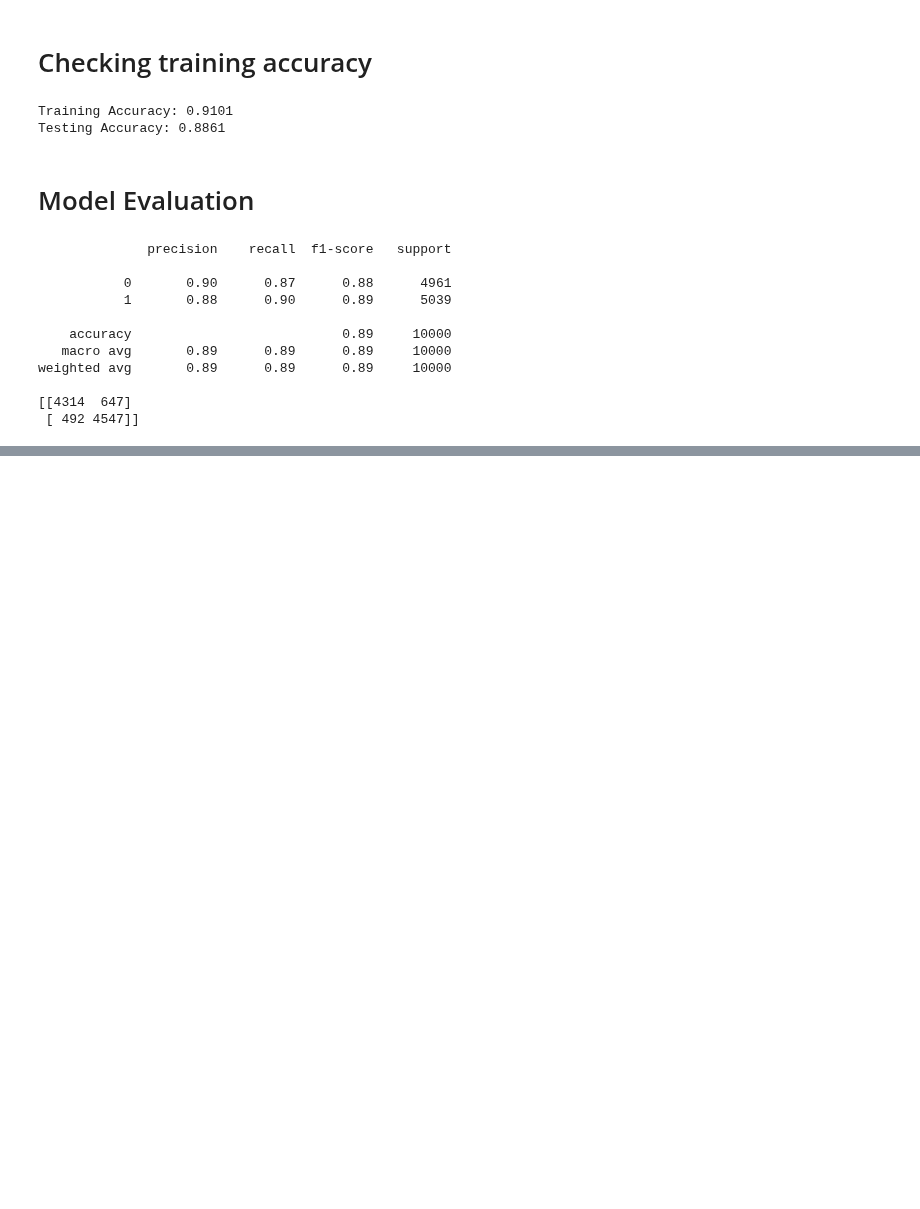
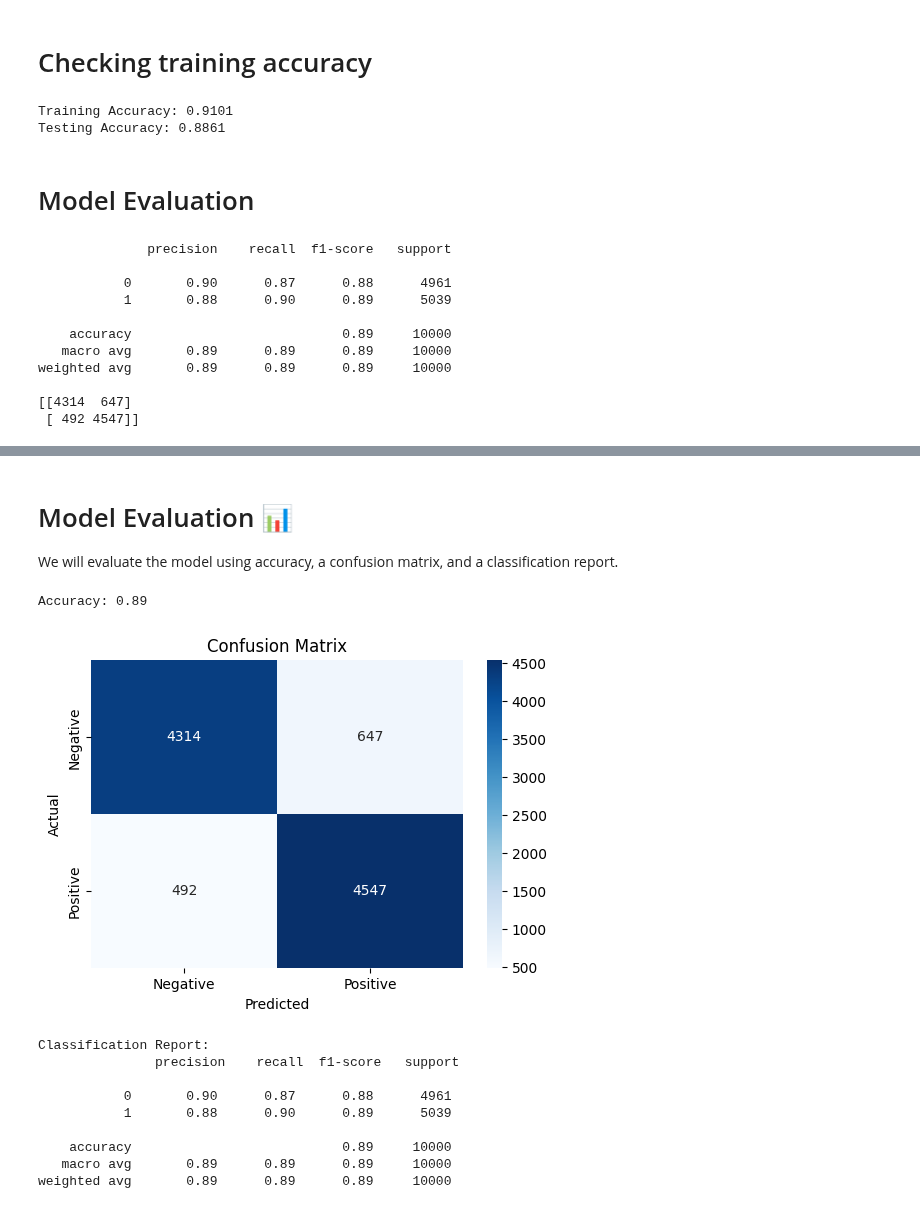
Before and after one commit to HamzaAhmadOfficial/movie-sentiment-analysis, a Jupyter notebook: Movie Review Sentiment Analysis.ipynb, the cells around one changed output, grey strips where cells are left out. Saved outputs shown, nothing was run; the diff lists cells and outputs as text; code cells hidden in the pictures; blank space fills up the shorter version.

```diff
--- a/Movie Review Sentiment Analysis.ipynb
+++ b/Movie Review Sentiment Analysis.ipynb
@@ -155,0 +188,38 @@ weighted avg       0.89      0.89      0.89     10000
+# %% [markdown]
+# Model Evaluation 📊
+
+We will evaluate the model using accuracy, a confusion matrix, and a classification report.
+# %%
+# Transform test data
+X_test_transformed = vectorizer.transform(X_test)
+
+# Predict sentiment
+y_pred = model.predict(X_test_transformed)
+
+# Accuracy
+accuracy = accuracy_score(y_test, y_pred)
+print(f"Accuracy: {accuracy:.2f}")
+
+# Confusion Matrix
+cm = confusion_matrix(y_test, y_pred)
+plt.figure(figsize=(6,4))
+sns.heatmap(cm, annot=True, fmt="d", cmap="Blues", xticklabels=["Negative", "Positive"], yticklabels=["Negative", "Positive"])
+plt.xlabel("Predicted")
+plt.ylabel("Actual")
+plt.title("Confusion Matrix")
+plt.show()
+
+# Classification Report
+print("\nClassification Report:\n", classification_report(y_test, y_pred))
+# %% [output]
+Accuracy: 0.89
+[figure, added]
+Classification Report:
+               precision    recall  f1-score   support
+
+           0       0.90      0.87      0.88      4961
+           1       0.88      0.90      0.89      5039
+
+    accuracy                           0.89     10000
+   macro avg       0.89      0.89      0.89     10000
+weighted avg       0.89      0.89      0.89     10000
```
Also changed, not shown: parts of 5 cells of this notebook.
